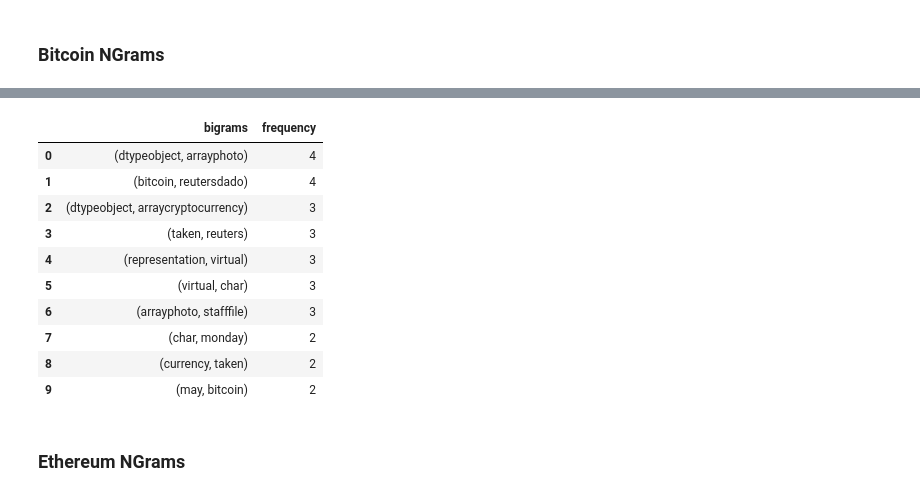
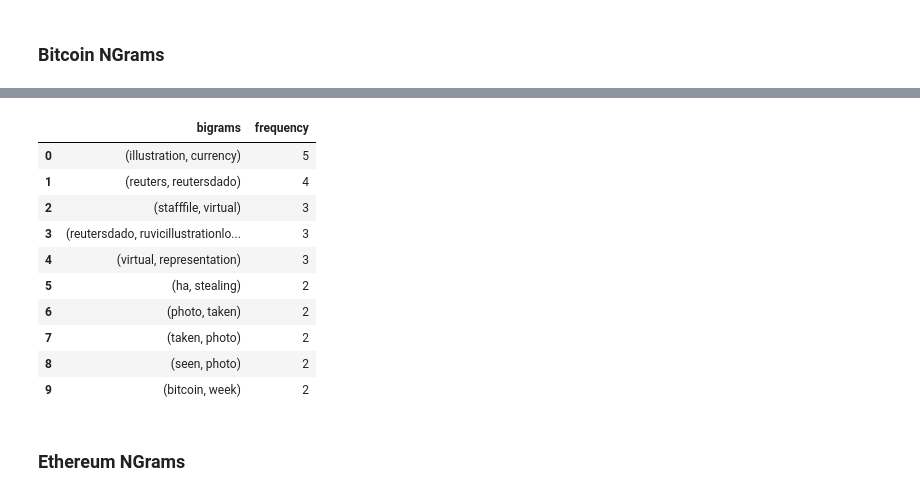
Before and after one commit to satheeshnarasimman/12_bitcoin_sentiment_score_natural_language_processing_vader_wordcloud, a Jupyter notebook: crypto_sentiment.ipynb, the cells around one changed output, grey strips where cells are left out. Saved outputs shown, nothing was run; the diff lists cells and outputs as text; code cells hidden in the pictures.

```diff
--- a/crypto_sentiment.ipynb
+++ b/crypto_sentiment.ipynb
@@ -322,7 +310,7 @@ array([['microsoft', 'former', 'million', 'credit', 'store',
 # %%
 # Convert the Numpy array to a DF
 bitcoin_non_stop_df= pd.DataFrame(
-    list (zip (bitcoin_non_stop_array)),
+    list (zip (bitcoin_non_stop)),
     columns= ['bitcoin_token']
          )
 bitcoin_non_stop_df.head()
@@ -442,6 +409,6 @@ bitcoin_words[:10]
 # %%
 # Generate the Bitcoin N-grams where N=2
-# The first two elements are not relevant. Retreive the top 12 bigrams and drop the first two elements
-bitcoin_ngrams= (pd.Series (nltk.ngrams (bitcoin_words, 2)).value_counts())[:12]
+# Retreive the top 10 bigrams
+bitcoin_ngrams= (pd.Series (nltk.ngrams (bitcoin_words, 2)).value_counts())[:10]
 bitcoin_ngrams
 # %% [output]
@@ -477,23 +430,23 @@ dtype: int64
 # %%
 # Transform the above tuple to a Dataframe
 bitcoin_ngrams_top10_df= pd.DataFrame(
-    bitcoin_ngrams_top10,
+    bitcoin_ngrams,
     columns= ['bitcoin_bigrams']).reset_index()
 
 bitcoin_ngrams_top10_df= bitcoin_ngrams_top10_df.rename(columns= {'index': 'bigrams','bitcoin_bigrams': 'frequency'})
 bitcoin_ngrams_top10_df
 # %% [output]
 |  | bigrams | frequency |
-| 0 | (dtypeobject, arrayphoto) | 4 |
-| 1 | (bitcoin, reutersdado) | 4 |
-| 2 | (dtypeobject, arraycryptocurrency) | 3 |
-| 3 | (taken, reuters) | 3 |
-| 4 | (representation, virtual) | 3 |
-| 5 | (virtual, char) | 3 |
-| 6 | (arrayphoto, stafffile) | 3 |
-| 7 | (char, monday) | 2 |
-| 8 | (currency, taken) | 2 |
-| 9 | (may, bitcoin) | 2 |
+| 0 | (illustration, currency) | 5 |
+| 1 | (reuters, reutersdado) | 4 |
+| 2 | (stafffile, virtual) | 3 |
+| 3 | (reutersdado, ruvicillustrationlo... | 3 |
+| 4 | (virtual, representation) | 3 |
+| 5 | (ha, stealing) | 2 |
+| 6 | (photo, taken) | 2 |
+| 7 | (taken, photo) | 2 |
+| 8 | (seen, photo) | 2 |
+| 9 | (bitcoin, week) | 2 |
 # %% [markdown]
 ### Ethereum NGrams
 # %%
```
Also changed, not shown: parts of 25 cells of this notebook.
